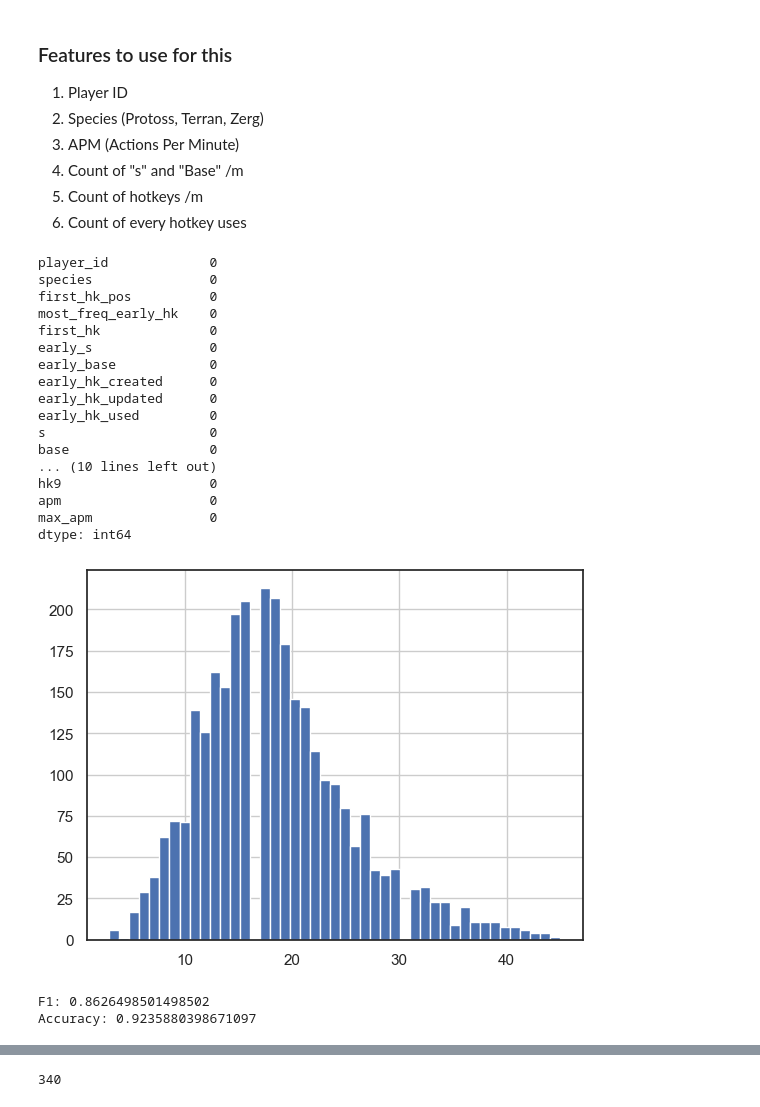
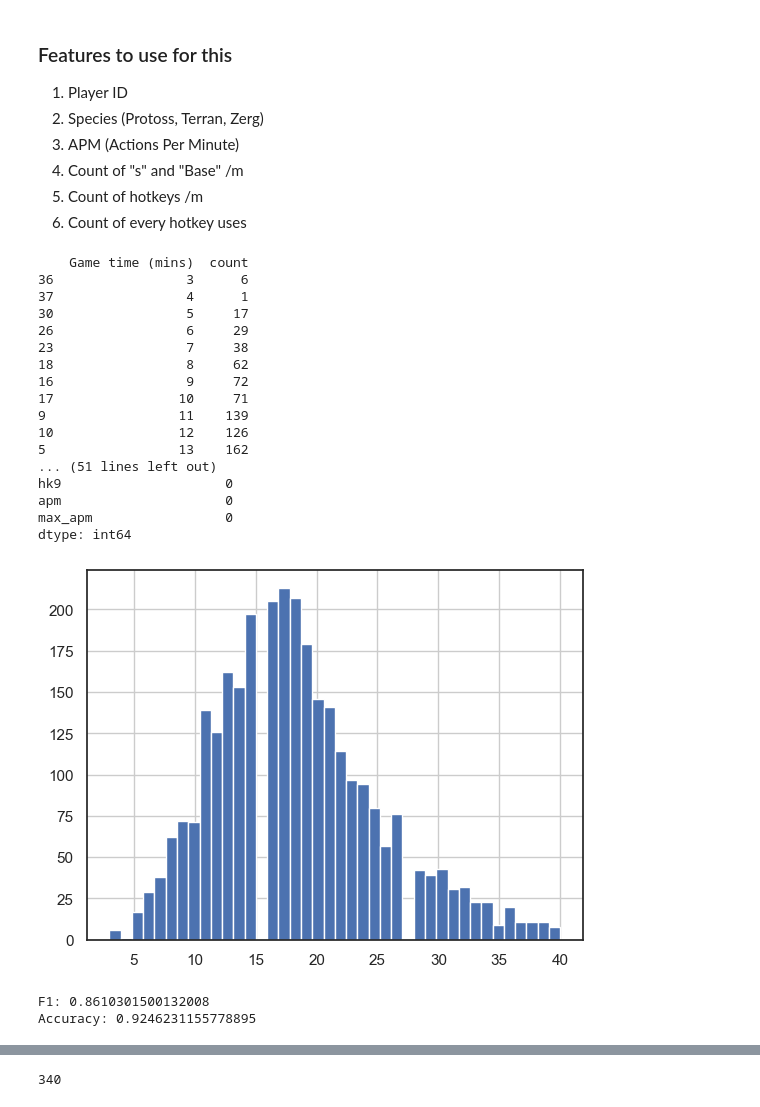
Before and after one commit to minhduc-phung/INStarCraft2-DM, a Jupyter notebook: main_notebook.ipynb, the cells around one changed output, grey strips where cells are left out. Drawn from its saved outputs; the diff is of its cells as text; code cells hidden in the pictures.

```diff
--- a/main_notebook.ipynb
+++ b/main_notebook.ipynb
@@ -51,16 +47,18 @@ for i in range(10):
         HOTKEYS['hotkey'+str(i)+str(j)] = i*10
 # %%
 list_of_dicts = []
-species = {'Protoss': 0, 'Terran': 1, 'Zerg': 2}
+SPECIES = {'Protoss': 0, 'Terran': 1, 'Zerg': 2}
 max_time = 25
 first_seconds = 60
 for index, row in data_df.iterrows():
 
     # Disregard games with no timestamps, too short/long
+
+    # Game that last less than 5 seconds (easy W)
     if row.str.startswith('t').sum == 0:
         continue
     game_time = row.str.startswith('t').sum() * 5 // 60 + 1
-    if game_time > 45 or game_time < 3:
+    if game_time < 3 or game_time > 40:
         continue
 
     # Creates a dictionary of features for each player
@@ -68,7 +66,7 @@ for index, row in data_df.iterrows():
     buffer_dict['player_id'] = row[0]
 
     # Player's species (Protoss, Terran, Zerg) - 0, 1, 2
-    buffer_dict['species'] = species[str(row[1])]
+    buffer_dict['species'] = SPECIES[str(row[1])]
 
     # Player's first actions
     first_actions = []
@@ -85,10 +83,23 @@ for index, row in data_df.iterrows():
             if int(str(row[i])[1:]) == first_seconds:
                 if len(first_hotkeys) == 0:
                     buffer_dict['most_freq_early_hk'] = -1
+                    buffer_dict['second_freq_early_hk'] = -1
+                    buffer_dict['third_freq_early_hk'] = -1
                     buffer_dict['first_hk'] = -1
                     #buffer_dict['early_hk'] = -1
                 else:
-                    buffer_dict['most_freq_early_hk'] = max(set(first_hotkeys), key=first_hotkeys.count)
+                    hk_set = set(first_hotkeys)
+                    sorted_set = sorted(hk_set, key=first_hotkeys.count, reverse=True)
+                    #buffer_dict['most_freq_early_hk'] = max(set(first_hotkeys), key=first_hotkeys.count)
+                    buffer_dict['most_freq_early_hk'] = sorted_set[0]
+                    try:
+                        buffer_dict['second_freq_early_hk'] = sorted_set[1]
+                    except:
+                        buffer_dict['second_freq_early_hk'] = -1
+                    try:
+                        buffer_dict['third_freq_early_hk'] = sorted_set[2]
+                    except:
+                        buffer_dict['third_freq_early_hk'] = -1
                     buffer_dict['first_hk'] = first_hotkeys[0]
                     #buffer_dict['early_hk'] = len(first_hotkeys)
                 buffer_dict['early_s'] = first_actions.count('s')
@@ -111,7 +122,7 @@ for index, row in data_df.iterrows():
             first_actions.append(str(row[i]))
             first_hk_position += 1
 
-
+    # Will be removed, only used for drawing histogram of game time
     buffer_dict['game_time'] = row.str.startswith('t').sum() * 5 // 60 + 1
 
     # Count of button presses per minute for the first 30 minutes
@@ -150,32 +161,35 @@ for index, row in data_df.iterrows():
 # %%
 # Create a dataframe from the list of dictionaries
 df = pd.DataFrame.from_records(list_of_dicts)
-df['game_time'].hist(bins=45)
+df['game_time'].hist(bins=40)
+preview_game_time_df = df['game_time'].value_counts().reset_index().rename(columns= {'game_time': 'Game time (mins)', 0: 'Count'})
+preview_game_time_df = preview_game_time_df.sort_values(by=['Game time (mins)'])
+print(preview_game_time_df)
 
 #Features dropped
 df = df.drop(['game_time'], axis=1)
 
 nb_nan = df.isnull().sum()
 print(nb_nan)
 # %% [output]
-player_id             0
-species               0
-first_hk_pos          0
-most_freq_early_hk    0
-first_hk              0
-early_s               0
-early_base            0
-early_hk_created      0
-early_hk_updated      0
-early_hk_used         0
-s                     0
-base                  0
-... (10 lines left out)
-hk9                   0
-apm                   0
-max_apm               0
+    Game time (mins)  count
+36                 3      6
+37                 4      1
+30                 5     17
+26                 6     29
+23                 7     38
+18                 8     62
+16                 9     72
+17                10     71
+9                 11    139
+10                12    126
+5                 13    162
+... (51 lines left out)
+hk9                     0
+apm                     0
+max_apm                 0
 dtype: int64
-[figure, old version]
+[figure, new version]
 # %%
 # Seperate data into features and target
 X = df.drop(['player_id'], axis=1)
@@ -186,6 +200,6 @@ X_train, X_test, y_train, y_test = train_test_split(X, y, test_size=0.2, random_
 # %%
 # Create a random forest classifier
-model = RandomForestClassifier(random_state=2)
+model = RandomForestClassifier()
 model.fit(X_train, y_train)
 
 # Prédictions sur les données de test
@@ -194,11 +208,11 @@ y_pred = model.predict(X_test)
 # Calcul de l'erreur de prédiction
 accuracy = model.score(X_test, y_test)
 f1 = f1_score(y_test, y_pred, average='macro')
-print('F1:', f1) # 0.8626
-print('Accuracy:', accuracy) # 0.93
+print('F1:', f1) # Best: 0.86414
+print('Accuracy:', accuracy) # Best: 0.94472
 # %% [output]
-F1: 0.8626498501498502
-Accuracy: 0.9235880398671097
+F1: 0.8610301500132008
+Accuracy: 0.9246231155778895
 # %%
 importances = model.feature_importances_
 std = np.std([tree.feature_importances_ for tree in model.estimators_], axis=0)
```
Also changed, not shown: parts of 6 cells of this notebook, 1 other file.
